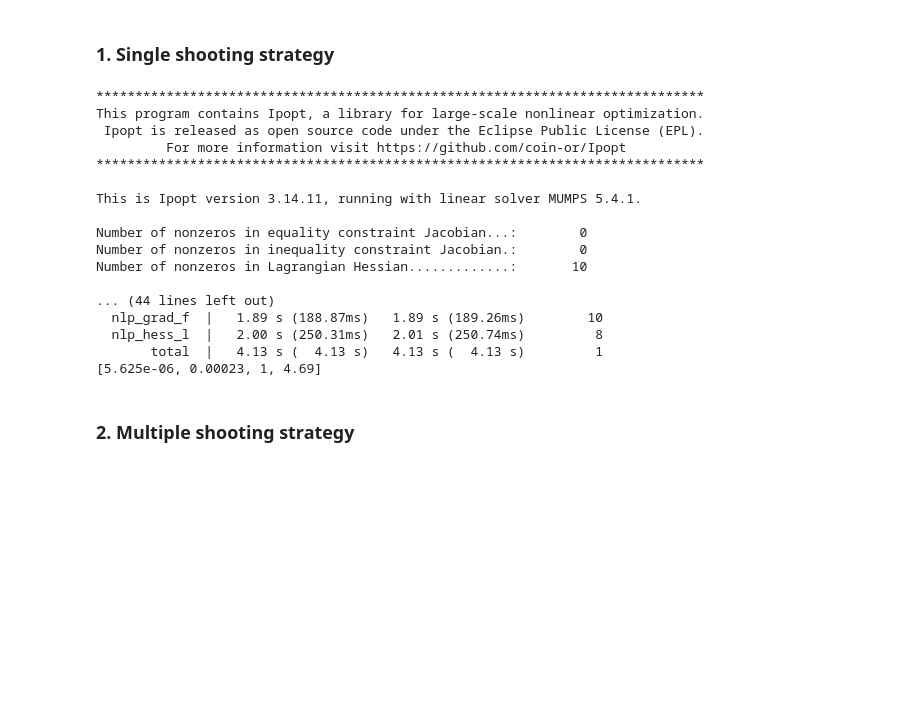
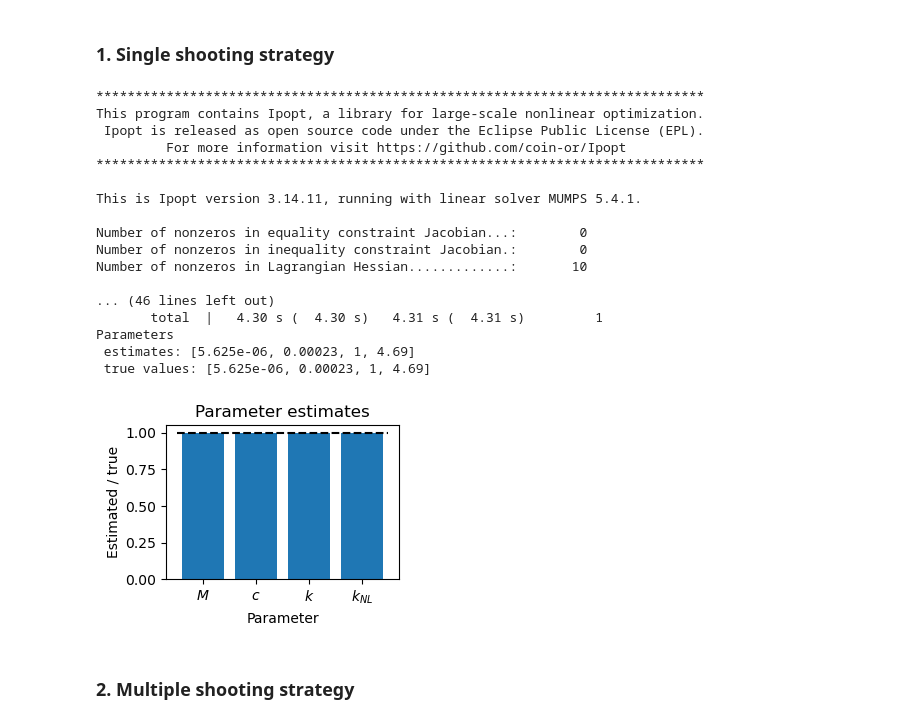
Before and after one commit to billtubbs/casadi-examples, a Jupyter notebook: Sys-Id-Example.ipynb, the cells around one changed output. Cells and saved outputs as stored; diff of their text form; code cells hidden in the pictures; blank space fills up the shorter version.

Commit message:
Parameter estimate bar plots

```diff
--- a/Sys-Id-Example.ipynb
+++ b/Sys-Id-Example.ipynb
@@ -72,7 +76,6 @@ k1 = ode(states, controls, params)
 k2 = ode(states + dt / 2.0 * k1, controls, params)
 k3 = ode(states + dt / 2.0 * k2, controls, params)
 k4 = ode(states + dt * k3, controls, params)
-
 states_final = states + dt / 6.0 * (k1 + 2 * k2 + 2 * k3 + k4)
 
 # Create a function that simulates one step propagation in a sample
@@ -113,34 +116,39 @@ else:
     with_jit = False
     compiler = ''
 
-# Create a Gauss - Newton solver
+# Create a Gauss-Newton solver
 def gauss_newton(e, nlp, V):
     J = jacobian(e, V)
     H = triu(mtimes(J.T,  J))
     sigma = MX.sym("sigma")
-    hessLag = Function('nlp_hess_l', {'x':V, 'lam_f':sigma,  'hess_gamma_x_x':sigma * H},
-                       ['x', 'p', 'lam_f', 'lam_g'],  ['hess_gamma_x_x'],
-                       dict(jit=with_jit,  compiler=compiler))
-    return nlpsol("solver", "ipopt",  nlp,  dict(hess_lag=hessLag,  jit=with_jit,  compiler=compiler))
+    hessLag = Function(
+        'nlp_hess_l',
+        {'x': V, 'lam_f': sigma,  'hess_gamma_x_x': sigma * H},
+        ['x', 'p', 'lam_f', 'lam_g'],
+        ['hess_gamma_x_x'],
+        dict(jit=with_jit, compiler=compiler)
+    )
+    return nlpsol("solver", "ipopt", nlp, dict(hess_lag=hessLag, jit=with_jit, compiler=compiler))
 # %% [markdown]
 ## Identifying the simulated system
 # %% [markdown]
 ### 1. Single shooting strategy
 # %%
-# Note,  it is in general a good idea to scale your decision variables such
+# Note, it is in general a good idea to scale your decision variables such
 # that they are in the order of ~0.1..100
 X_symbolic = all_samples(x0, u_data, repmat(params * scale, 1, N))
 
 e = y_data - X_symbolic[0, :].T
-nlp = {'x':params, 'f':0.5 * dot(e, e)}
+nlp = {'x': params, 'f': 0.5 * dot(e, e)}
 
 solver = gauss_newton(e, nlp,  params)
 
 sol = solver(x0=param_guess)
 
-print(sol["x"] * scale)
+print(f"Parameters\n estimates: {sol['x'] * scale}")
+print(f" true values: {param_truth}")
 
-assert(norm_inf(sol["x"] * scale-param_truth) < 1e-8)
+assert(norm_inf(sol["x"] * scale - param_truth) < 1e-8)
 # %% [output]
 ******************************************************************************
 This program contains Ipopt, a library for large-scale nonlinear optimization.
@@ -154,11 +162,27 @@ Number of nonzeros in equality constraint Jacobian...:        0
 Number of nonzeros in inequality constraint Jacobian.:        0
 Number of nonzeros in Lagrangian Hessian.............:       10
 
-... (44 lines left out)
-  nlp_grad_f  |   1.89 s (188.87ms)   1.89 s (189.26ms)        10
-  nlp_hess_l  |   2.00 s (250.31ms)   2.01 s (250.74ms)         8
-       total  |   4.13 s (  4.13 s)   4.13 s (  4.13 s)         1
-[5.625e-06, 0.00023, 1, 4.69]
+... (46 lines left out)
+       total  |   4.30 s (  4.30 s)   4.31 s (  4.31 s)         1
+Parameters
+ estimates: [5.625e-06, 0.00023, 1, 4.69]
+ true values: [5.625e-06, 0.00023, 1, 4.69]
+# %%
+def estimate_comparison_plot(estimates, true_values, param_names, figsize=(3, 2)):
+    plt.figure(figsize=figsize)
+    plt.bar(param_names, estimates / true_values)
+    plt.hlines(1.0, -0.5, 3.5, linestyle='--', color='k')
+    plt.title('Parameter estimates')
+    plt.ylabel('Estimated / true')
+    plt.xlabel('Parameter')
+    plt.show()
+
+param_names = ['$M$', '$c$', '$k$', '$k_{NL}$']
+param_estimates = np.array(sol['x'] * scale).reshape(-1)
+param_true_values = np.array(param_truth).reshape(-1)
+estimate_comparison_plot(param_estimates, param_true_values, param_names)
+# %% [output]
+[figure, added]
 # %% [markdown]
 ### 2. Multiple shooting strategy
 # %%
```
Also changed, not shown: parts of 6 cells of this notebook.
